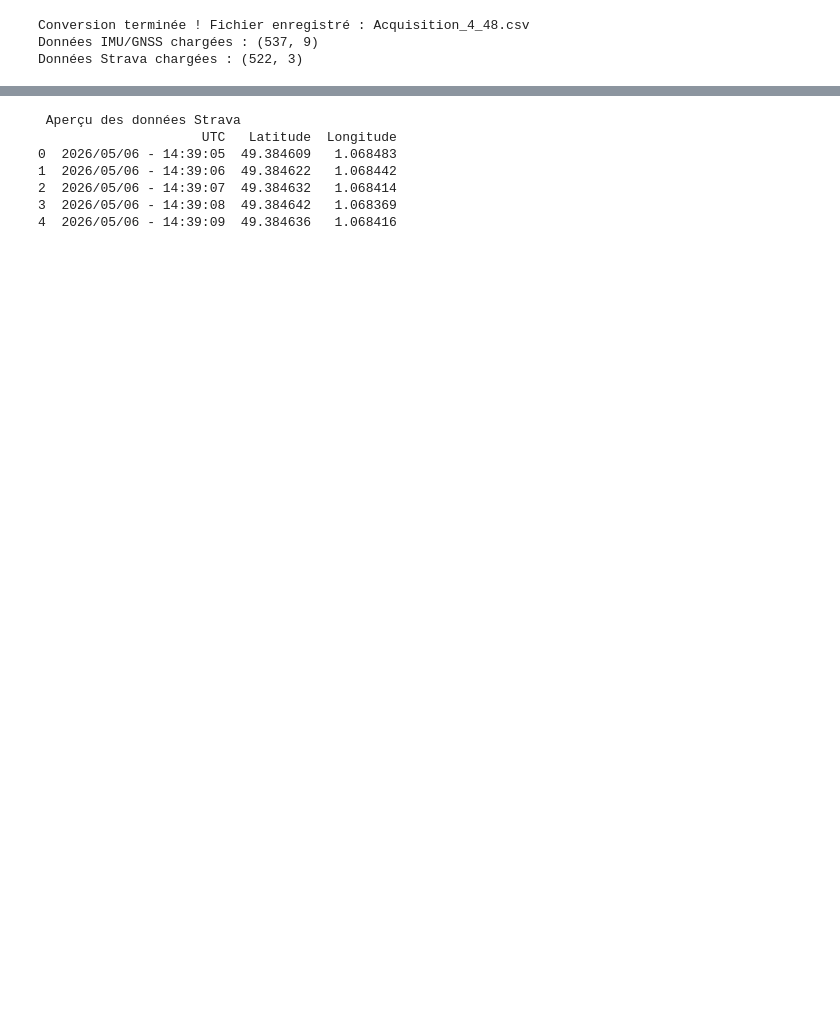
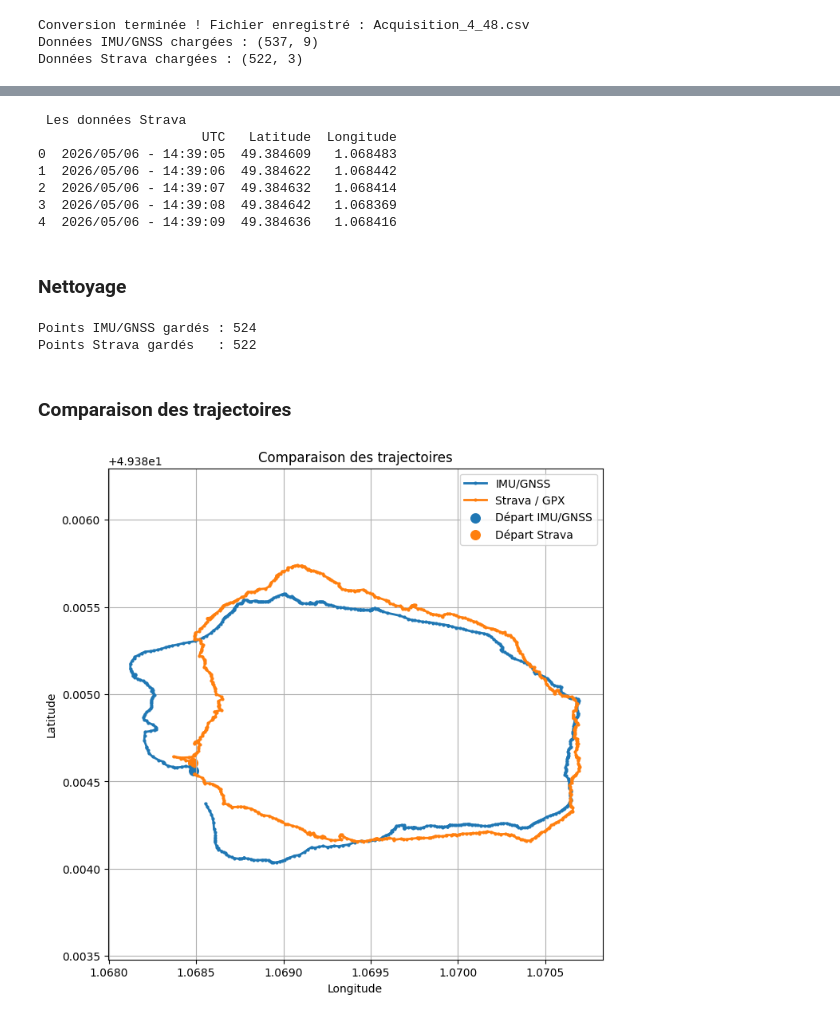
Before and after one commit to nmornon/Projet-itineraire, a Jupyter notebook: stat/comparaison.ipynb, the cells around one changed output, grey strips where cells are left out. Drawn from its saved outputs; the diff is of its cells as text; code cells hidden in the pictures; blank space fills up the shorter version.

Commit message:
Ajout du code pour visualisation des trajectoires

```diff
--- a/stat/comparaison.ipynb
+++ b/stat/comparaison.ipynb
@@ -39,13 +46,87 @@ print(donnees_imu_gnss.head())
 3   49.384584   1.068464
 4   49.384587   1.068439
 # %%
-print("\n Aperçu des données Strava ")
+print("\n Les données Strava ")
 print(donnees_strava.head())
 # %% [output]
- Aperçu des données Strava
+ Les données Strava
                      UTC   Latitude  Longitude
 0  2026/05/06 - 14:39:05  49.384609   1.068483
 1  2026/05/06 - 14:39:06  49.384622   1.068442
 2  2026/05/06 - 14:39:07  49.384632   1.068414
 3  2026/05/06 - 14:39:08  49.384642   1.068369
 4  2026/05/06 - 14:39:09  49.384636   1.068416
+# %% [markdown]
+### Nettoyage
+# %%
+import pandas as pd
+import matplotlib.pyplot as plt
+
+imu = donnees_imu_gnss.copy()
+strava = donnees_strava.copy()
+
+imu = imu.rename(columns={
+    "latitude": "Latitude",
+    "longitude": "Longitude"
+})
+
+# On enlève les coordonnées impossibles
+imu = imu[
+    imu["Latitude"].between(-90, 90) &
+    imu["Longitude"].between(-180, 180)
+].copy()
+
+# On garde les points IMU proches de la trajectoire Strava en definissant une marge
+marge = 0.001
+
+lat_min = strava["Latitude"].min() - marge
+lat_max = strava["Latitude"].max() + marge
+lon_min = strava["Longitude"].min() - marge
+lon_max = strava["Longitude"].max() + marge
+
+imu = imu[
+    imu["Latitude"].between(lat_min, lat_max) &
+    imu["Longitude"].between(lon_min, lon_max)
+].copy()
+
+print("Points IMU/GNSS gardés :", len(imu))
+print("Points Strava gardés   :", len(strava))
+# %% [output]
+Points IMU/GNSS gardés : 524
+Points Strava gardés   : 522
+# %% [markdown]
+### Comparaison des trajectoires
+# %%
+
+plt.figure(figsize=(8, 8))
+
+plt.plot(
+    imu["Longitude"],
+    imu["Latitude"],
+    label="IMU/GNSS",
+    linewidth=2,
+    marker="o",
+    markersize=2
+)
+
+plt.plot(
+    strava["Longitude"],
+    strava["Latitude"],
+    label="Strava / GPX",
+    linewidth=2,
+    marker="o",
+    markersize=2
+)
+
+plt.scatter(imu["Longitude"].iloc[0], imu["Latitude"].iloc[0], s=70, label="Départ IMU/GNSS")
+plt.scatter(strava["Longitude"].iloc[0], strava["Latitude"].iloc[0], s=70, label="Départ Strava")
+
+plt.xlabel("Longitude")
+plt.ylabel("Latitude")
+plt.title("Comparaison des trajectoires")
+plt.legend()
+plt.grid(True)
+plt.axis("equal")
+plt.show()
+# %% [output]
+[figure, added]
```
Also changed, not shown: parts of 5 cells of this notebook.
